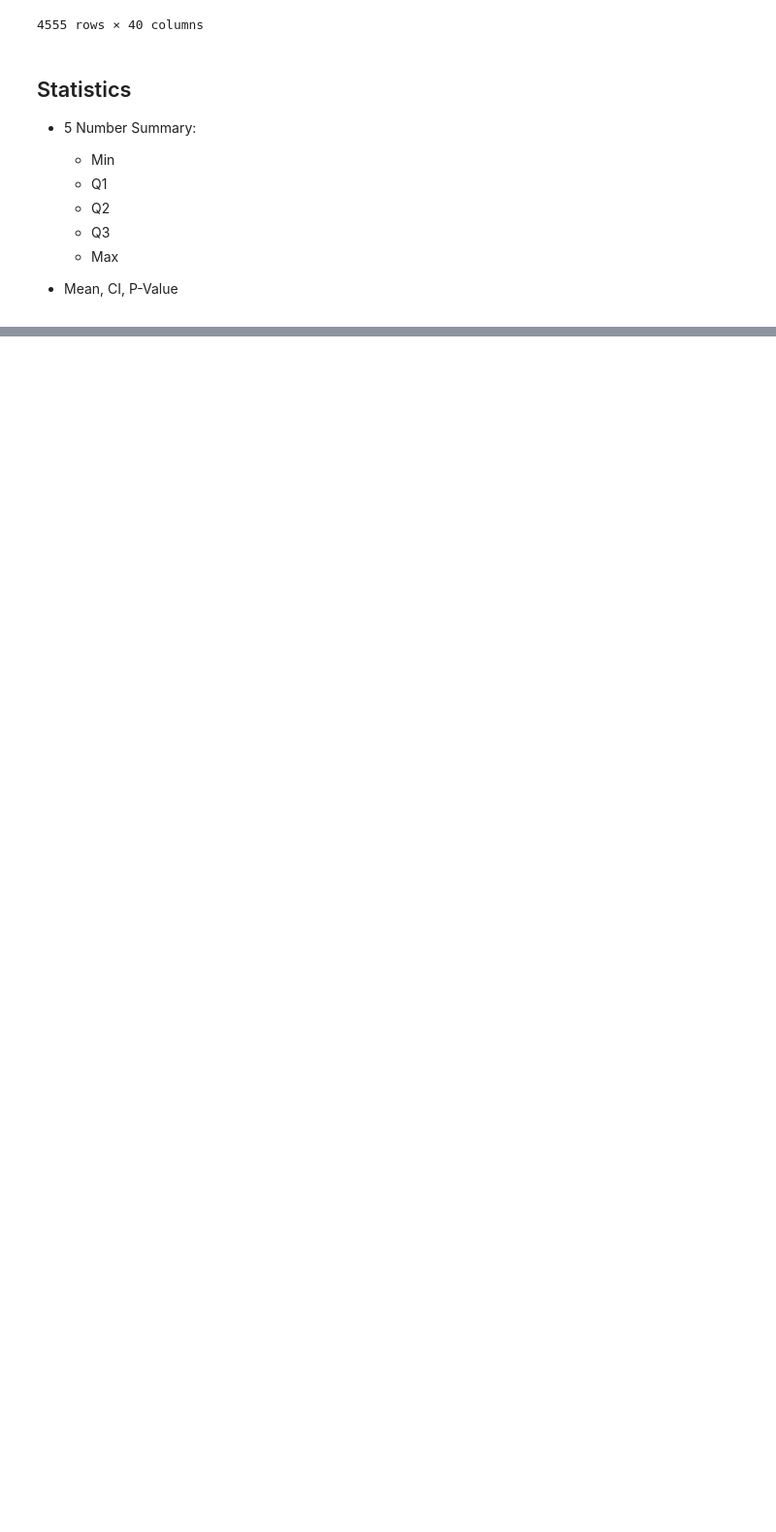
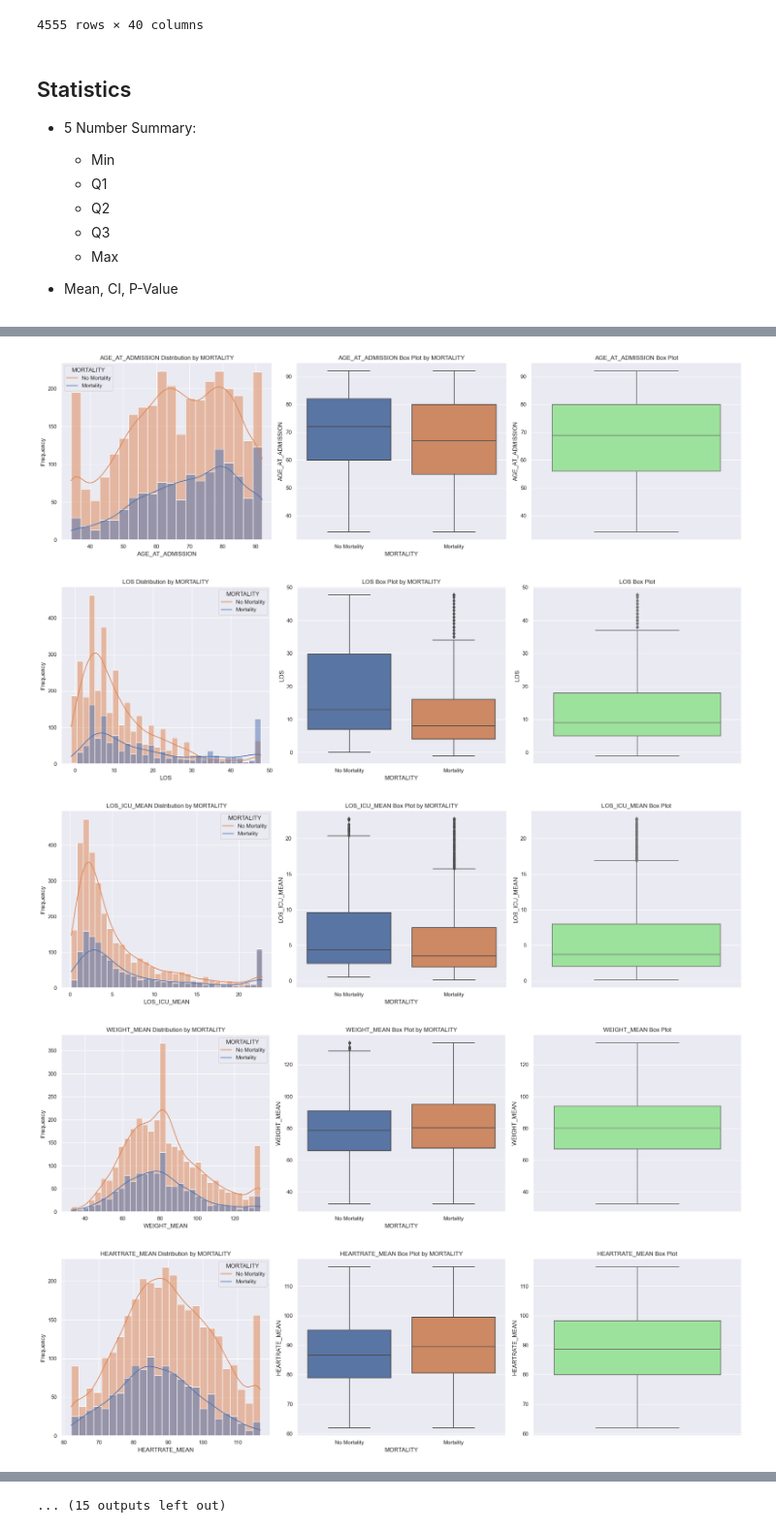
Before and after one commit to Musiik-fn/650-DRAGON-SLAYERS, a Jupyter notebook: FILES/Code/650EDA.ipynb, the cells around one changed output, grey strips where cells are left out. Shown at 97% size. Saved outputs shown, nothing was run; the diff lists cells and outputs as text; code cells hidden in the pictures; blank space fills up the shorter version.

```diff
--- a/FILES/Code/650EDA.ipynb
+++ b/FILES/Code/650EDA.ipynb
@@ -371,0 +207,33 @@ Name: MORTALITY, dtype: float64
+# %%
+
+for col in numerical_cols:
+    # Create a figure with 1 row and 3 columns for subplots
+    fig, axes = plt.subplots(1, 3, figsize=(20,6))
+
+    # Histogram with MORTALITY hue
+    sns.histplot(data=df, x=col, hue='MORTALITY', kde=True, ax=axes[0])
+    axes[0].set_title(f'{col} Distribution by MORTALITY')
+    axes[0].set_xlabel(col)
+    axes[0].set_ylabel('Frequency')
+    axes[0].legend(title='MORTALITY', labels=['No Mortality', 'Mortality'])
+
+    # Box plot of the variable overall
+    sns.boxplot(y=col, data=df, ax=axes[2], color='lightgreen')
+    axes[2].set_title(f'{col} Box Plot')
+    axes[2].set_ylabel(col)
+
+    # Box plot grouped by MORTALITY
+    sns.boxplot(x='MORTALITY', y=col, data=df, ax=axes[1])
+    axes[1].set_title(f'{col} Box Plot by MORTALITY')
+    axes[1].set_xlabel('MORTALITY')
+    axes[1].set_ylabel(col)
+    axes[1].set_xticklabels(['No Mortality', 'Mortality'])
+
+    plt.tight_layout()
+    plt.show()
+# %% [output]
+[figure, added]
+[figure, added]
+[figure, added]
+[figure, added]
+[figure, added]
@@ -371,0 +247 @@ Name: MORTALITY, dtype: float64
+... (15 outputs left out)
```
Also changed, not shown: parts of 10 cells of this notebook, 9 other files.
